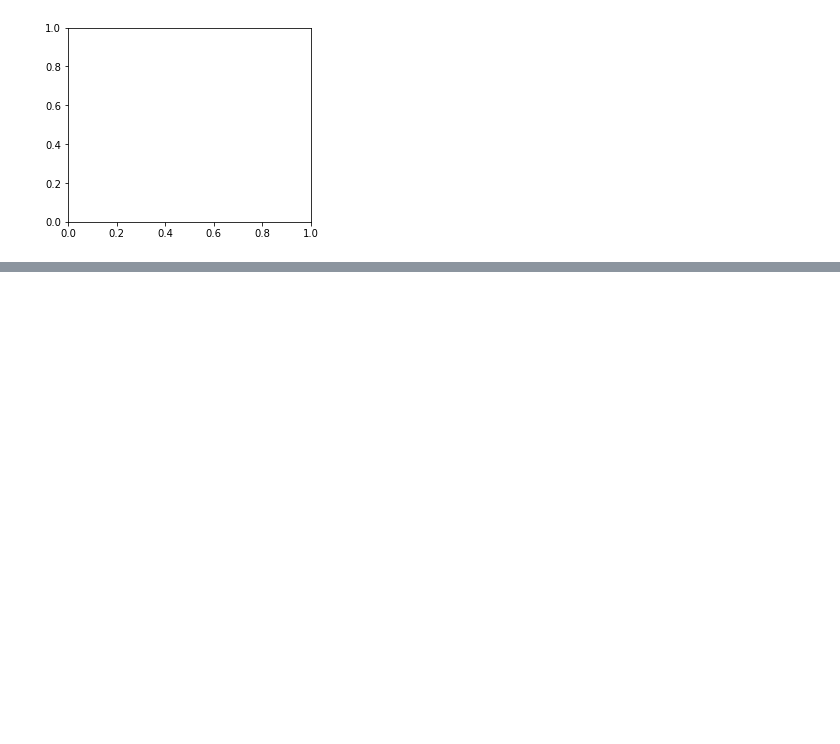
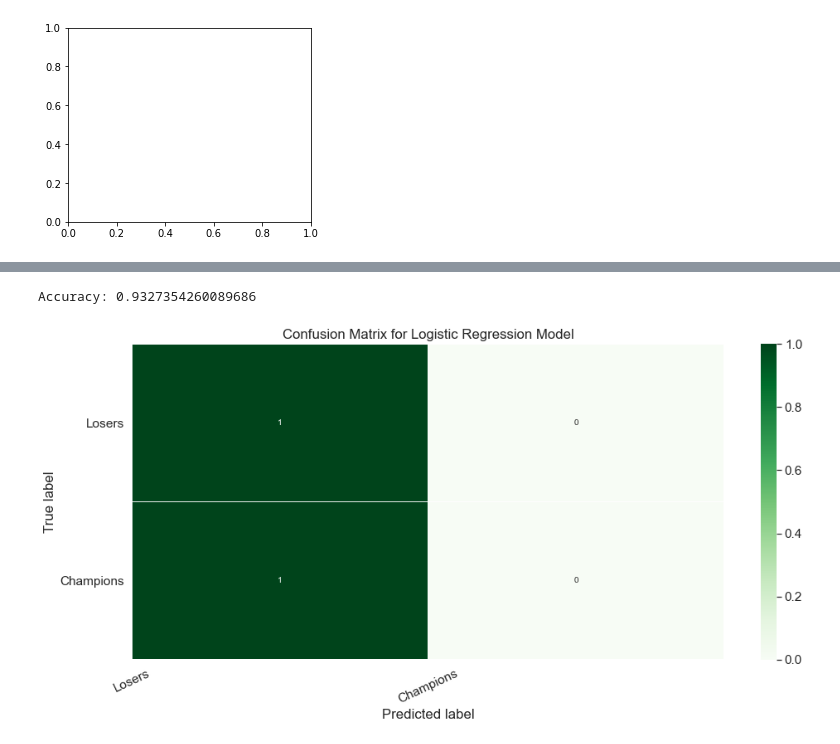
Before and after one commit to rwadswo12/CS504-004-Final-Project, a Jupyter notebook: nbamodel.ipynb, the cells around one changed output, grey strips where cells are left out. Saved outputs shown, nothing was run; the diff lists cells and outputs as text; code cells hidden in the pictures; blank space fills up the shorter version.

```diff
--- a/nbamodel.ipynb
+++ b/nbamodel.ipynb
@@ -212,0 +298,6 @@ KeyError: 'Champion?'
+# %%
+X = final
+y = target
+# Split dataset into training set and test set
+X_train, X_test, y_train, y_test = train_test_split(X, y, test_size=0.3) # 70% training and 30% test
+y_train.isnull().any()
@@ -212,0 +306,13 @@ KeyError: 'Champion?'
+# %%
+# Instantiate the model (using the default parameters)
+logreg = LogisticRegression()
+
+# Fit the model with data
+logreg.fit(X_train, y_train)
+
+# Predict on the test set
+y_predict = logreg.predict(X_test)
+# %%
+# Generate a confusion maxtrix to see the accuracy of the model
+conf_matrix = metrics.confusion_matrix(y_test, y_predict)
+conf_matrix
@@ -212,0 +333,27 @@ KeyError: 'Champion?'
+# %%
+# Determine the accuracy of the model
+print("Accuracy:", metrics.accuracy_score(y_test, y_predict))
+# %% [output]
+Accuracy: 0.9327354260089686
+# %%
+# Reshape confusion matrix data
+conf_matrix = conf_matrix.astype('float') / conf_matrix.sum(axis=1)[:, np.newaxis]
+
+# Build the plot
+plt.figure(figsize=(16,7))
+sns.set(font_scale=1.4)
+sns.heatmap(conf_matrix, annot=True, annot_kws={'size':10},
+            cmap=plt.cm.Greens, linewidths=0.2)
+
+# Add labels to the plot
+class_names = ['Losers', 'Champions']
+tick_marks = np.arange(len(class_names))
+tick_marks2 = tick_marks + 0.5
+plt.xticks(tick_marks, class_names, rotation=25)
+plt.yticks(tick_marks2, class_names, rotation=0)
+plt.xlabel('Predicted label')
+plt.ylabel('True label')
+plt.title('Confusion Matrix for Logistic Regression Model')
+plt.show()
+# %% [output]
+[figure, added]
```
Also changed, not shown: parts of 16 cells of this notebook.
